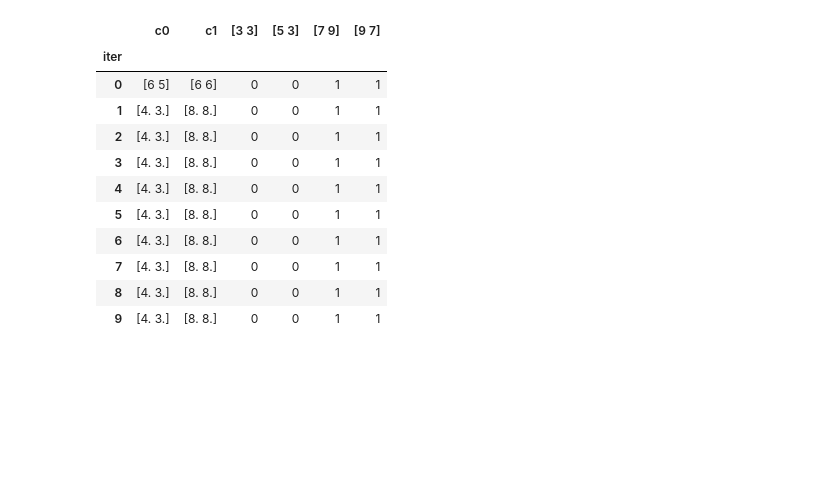
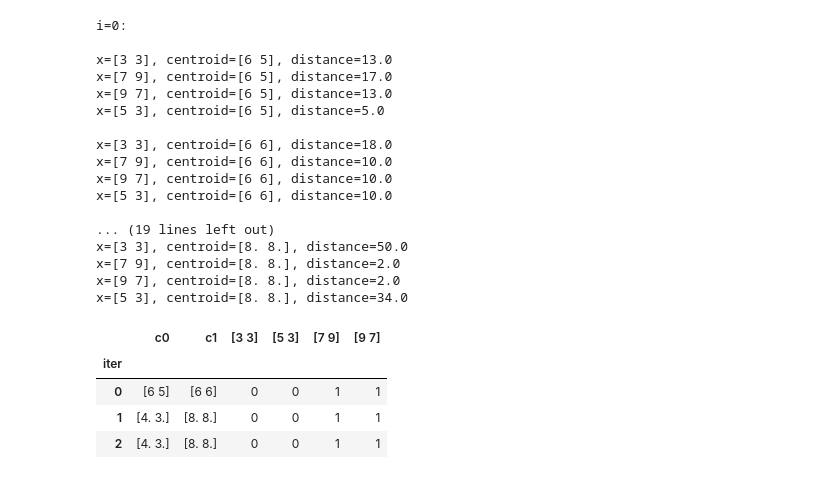
Before and after one commit to Javen-W/CSE847-Machine-Learning, a Jupyter notebook: HW3/HW3_Q3.ipynb, the cells around one changed output. Saved outputs shown, nothing was run; the diff lists cells and outputs as text; code cells hidden in the pictures; blank space fills up the shorter version.

```diff
--- a/HW3/HW3_Q3.ipynb
+++ b/HW3/HW3_Q3.ipynb
@@ -107,31 +111,41 @@ def k_means(X, k, clusters=None, iterations=100):
 # %%
 """
 Parts 3.1 & 3.2
 """
 samples = np.array([
     [3, 3],
     [7, 9],
     [9, 7],
     [5, 3],
 ])
 clusters = [
     Cluster([6, 5]),
     Cluster([6, 6]),
 ]
 
-history_df, loss = k_means(samples, k=2, clusters=clusters, iterations=10)
+history_df, loss = k_means(samples, k=2, clusters=clusters, iterations=3)
 display(history_df)
 print(f"loss={loss}")
 # %% [output]
+i=0:
+
+x=[3 3], centroid=[6 5], distance=13.0
+x=[7 9], centroid=[6 5], distance=17.0
+x=[9 7], centroid=[6 5], distance=13.0
+x=[5 3], centroid=[6 5], distance=5.0
+
+x=[3 3], centroid=[6 6], distance=18.0
+x=[7 9], centroid=[6 6], distance=10.0
+x=[9 7], centroid=[6 6], distance=10.0
+x=[5 3], centroid=[6 6], distance=10.0
+
+... (19 lines left out)
+x=[3 3], centroid=[8. 8.], distance=50.0
+x=[7 9], centroid=[8. 8.], distance=2.0
+x=[9 7], centroid=[8. 8.], distance=2.0
+x=[5 3], centroid=[8. 8.], distance=34.0
 |  | c0 | c1 | [3 3] | [5 3] | [7 9] | [9 7] |
 | iter |  |  |  |  |  |  |
 | 0 | [6 5] | [6 6] | 0 | 0 | 1 | 1 |
 | 1 | [4. 3.] | [8. 8.] | 0 | 0 | 1 | 1 |
 | 2 | [4. 3.] | [8. 8.] | 0 | 0 | 1 | 1 |
-| 3 | [4. 3.] | [8. 8.] | 0 | 0 | 1 | 1 |
-| 4 | [4. 3.] | [8. 8.] | 0 | 0 | 1 | 1 |
-| 5 | [4. 3.] | [8. 8.] | 0 | 0 | 1 | 1 |
-| 6 | [4. 3.] | [8. 8.] | 0 | 0 | 1 | 1 |
-| 7 | [4. 3.] | [8. 8.] | 0 | 0 | 1 | 1 |
-| 8 | [4. 3.] | [8. 8.] | 0 | 0 | 1 | 1 |
-| 9 | [4. 3.] | [8. 8.] | 0 | 0 | 1 | 1 |
```
Also changed, not shown: parts of 2 cells of this notebook, 1 other file.
